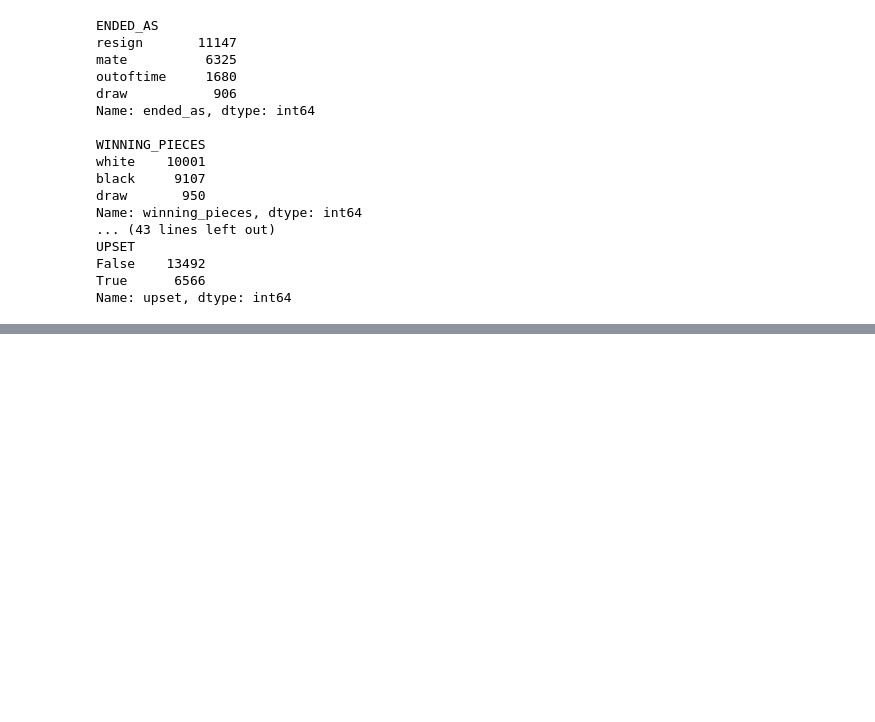
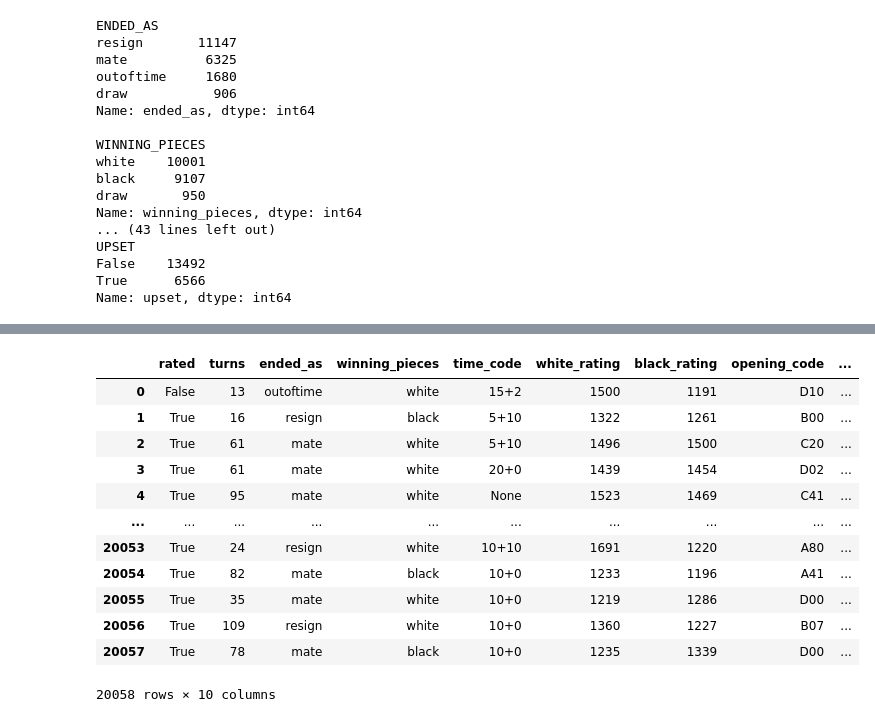
Before and after one commit to Johndsalas/chess_upsets, a Jupyter notebook: main.ipynb, the cells around one changed output, grey strips where cells are left out. Saved outputs shown, nothing was run; the diff lists cells and outputs as text; code cells hidden in the pictures; blank space fills up the shorter version.

```diff
--- a/main.ipynb
+++ b/main.ipynb
@@ -219,0 +234,26 @@ Name: upset, dtype: int64
+# %%
+columns = ['ended_as', 'winning_pieces',
+           'time_code', 'opening_code',
+           'opening_name', 'upset']
+
+for column in columns:
+
+    value_set = set([value for value in df[column].to_list() if df[column].value_counts()[value] > 50])
+
+    df[column] = df[column].apply(lambda value : value if value in value_set else None)
+
+df
+# %% [output]
+|  | rated | turns | ended_as | winning_pieces | time_code | white_rating | black_rating | opening_code | ... |
+| 0 | False | 13 | outoftime | white | 15+2 | 1500 | 1191 | D10 | ... |
+| 1 | True | 16 | resign | black | 5+10 | 1322 | 1261 | B00 | ... |
+| 2 | True | 61 | mate | white | 5+10 | 1496 | 1500 | C20 | ... |
+| 3 | True | 61 | mate | white | 20+0 | 1439 | 1454 | D02 | ... |
+| 4 | True | 95 | mate | white | None | 1523 | 1469 | C41 | ... |
+| ... | ... | ... | ... | ... | ... | ... | ... | ... | ... |
+| 20053 | True | 24 | resign | white | 10+10 | 1691 | 1220 | A80 | ... |
+| 20054 | True | 82 | mate | black | 10+0 | 1233 | 1196 | A41 | ... |
+| 20055 | True | 35 | mate | white | 10+0 | 1219 | 1286 | D00 | ... |
+| 20056 | True | 109 | resign | white | 10+0 | 1360 | 1227 | B07 | ... |
+| 20057 | True | 78 | mate | black | 10+0 | 1235 | 1339 | D00 | ... |
+20058 rows × 10 columns
```
Also changed, not shown: parts of 5 cells of this notebook.
